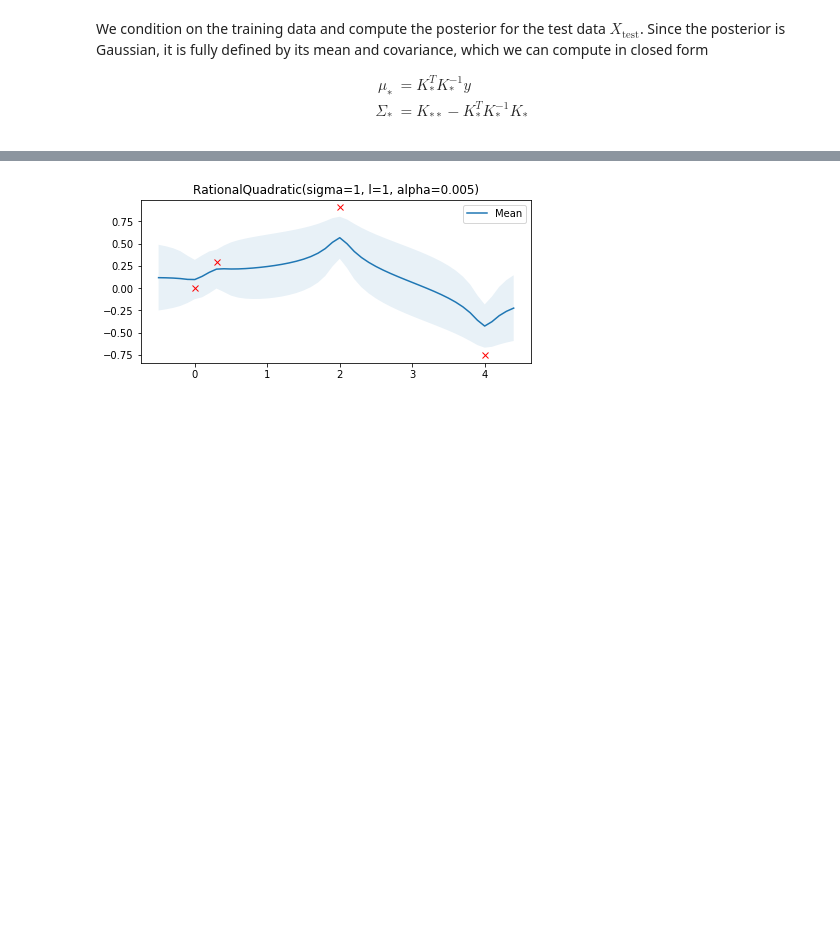
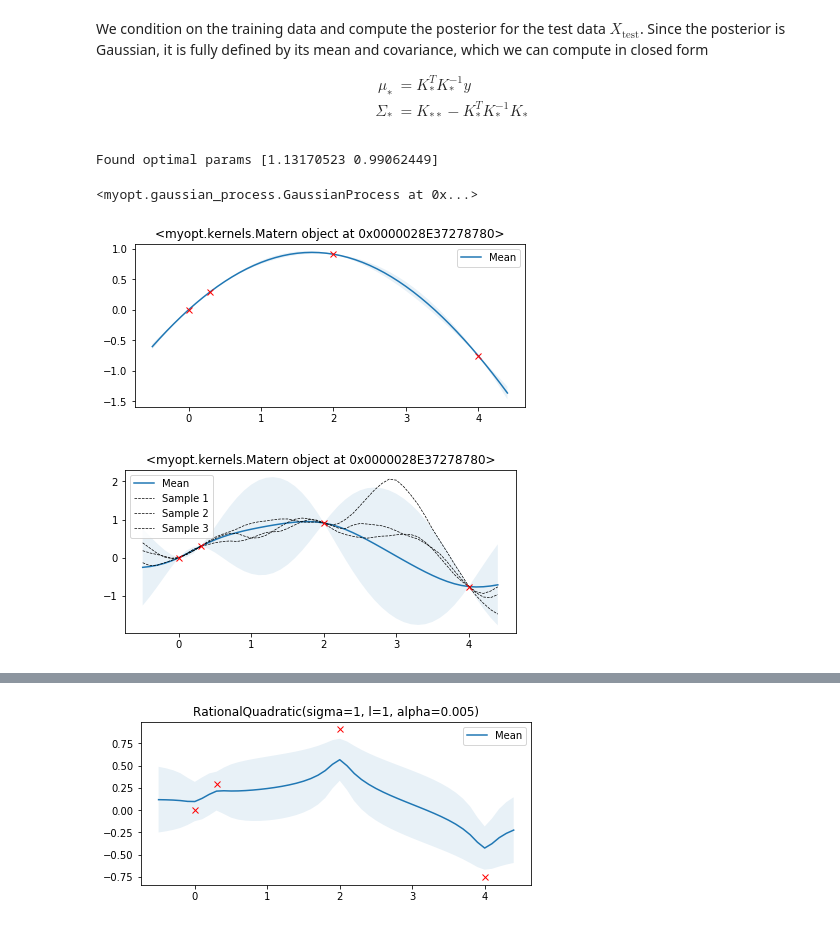
Before and after one commit to darthdeus/bopt, a Jupyter notebook: GP mojeopt.ipynb, the cells around one changed output, grey strips where cells are left out. Drawn from its saved outputs; the diff is of its cells as text; code cells hidden in the pictures; blank space fills up the shorter version.

```diff
--- a/GP mojeopt.ipynb
+++ b/GP mojeopt.ipynb
@@ -79,3 +82,11 @@ X = np.arange(min(X_train) - 0.5, max(X_train) + 0.5, step=0.1)
+# %%
+GaussianProcess(kernel=Matern(sigma=100, ro=40))\
+        .posterior(X, X_train, y_train).plot_posterior(num_samples=0).optimize_kernel().posterior(X).plot_posterior()
+# %% [output]
+Found optimal params [1.13170523 0.99062449]
+<myopt.gaussian_process.GaussianProcess at 0x...>
+[figure, added]
+[figure, added]
 # %%
 for k in [SquaredExp(), RationalQuadratic()]: #, Linear()]:
     print(k)
```
Also changed, not shown: parts of 24 cells of this notebook, 6 other files.
